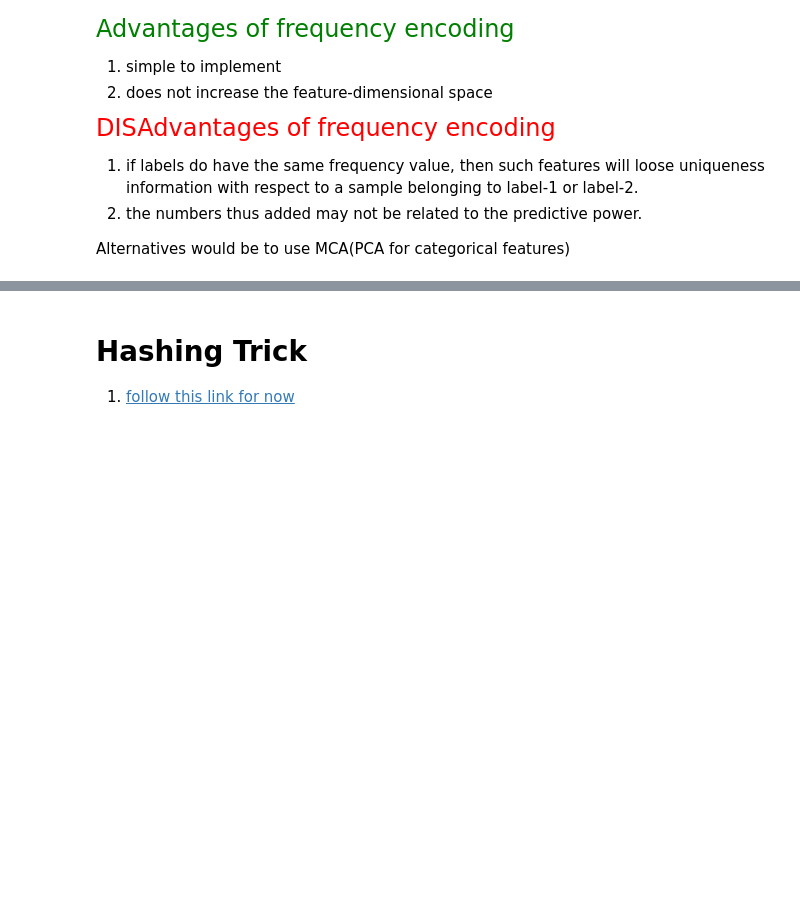
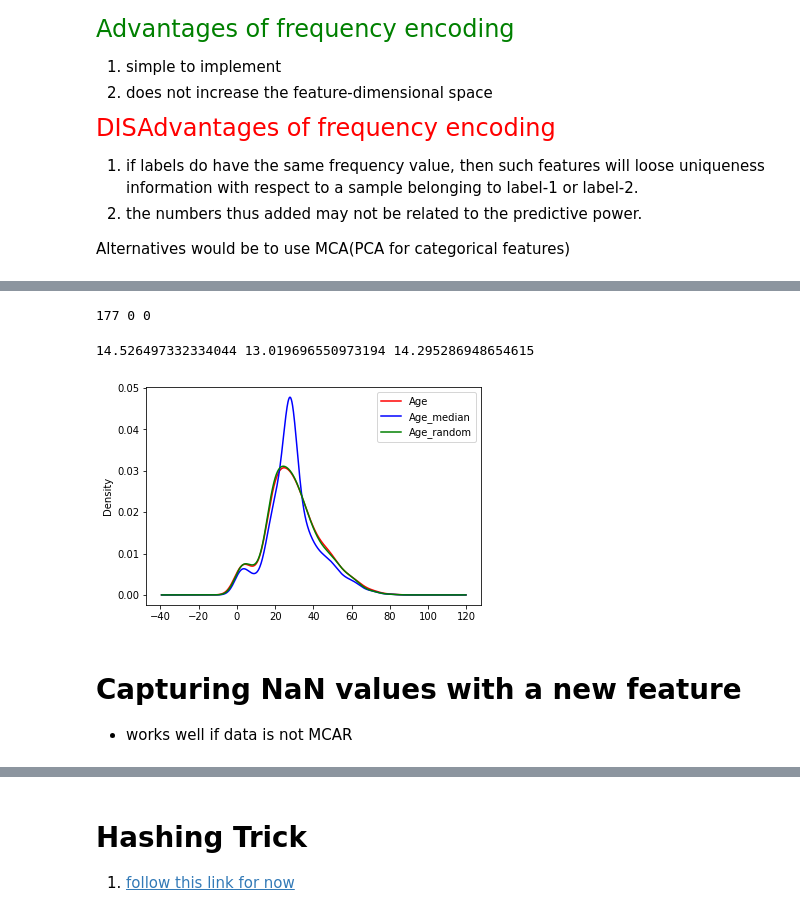
Before and after one commit to akshayDev17/Machine-Learning-Concepts, a Jupyter notebook: src/feature-engineering.ipynb, the cells around one changed output, grey strips where cells are left out. Cells and saved outputs as stored; diff of their text form; code cells hidden in the pictures; blank space fills up the shorter version.

```diff
--- a/src/feature-engineering.ipynb
+++ b/src/feature-engineering.ipynb
@@ -360,0 +592,22 @@ Alternatives would be to use MCA(PCA for categorical features)
+# %%
+# this will fetch us 4 random values of age, from all the non-null values of age
+print(df['Age'].dropna().sample(4))
+
+# since we want to fill up all NaN values for column age,
+# total number of values to be sampled should be
+# the same as the total number of NaN values.
+df['Age_random'] = df['Age']
+random_sample = df['Age'].dropna().sample(df['Age'].isnull().sum(), random_state=42)
+print(type(random_sample))
+print("\n", random_sample.index, "\n")
+
+# index of all rows having Age as NaN
+print(list(df[df['Age'].isnull()].index), "\n\n")
+
+# rearrange index of random_sample to become those of all NaN values w.r.t. Age
+random_sample.index = df[df['Age'].isnull()].index
+
+# find index of all Age-NaN values, so that they can be replaced
+# with the randoml sampled Age values
+print(df.loc[df['Age'].isnull(), :])
+df.loc[df['Age'].isnull(), 'Age_random'] = random_sample
@@ -360,0 +632,26 @@ Alternatives would be to use MCA(PCA for categorical features)
+# %%
+# just to verify
+print(df['Age'].isnull().sum(), df['Age_median'].isnull().sum(), df['Age_random'].isnull().sum())
+# %% [output]
+177 0 0
+# %%
+# also printing out the variance
+print(df['Age'].std(), df['Age_median'].std(), df['Age_random'].std())
+# %% [output]
+14.526497332334044 13.019696550973194 14.295286948654615
+# %%
+# plot the values
+fig = plt.figure()
+ax = fig.add_subplot(111)
+df['Age'].plot(kind='kde', ax=ax, color='red') # kde - kernel density estimator
+df['Age_median'].plot(kind='kde', ax=ax, color='blue')
+df['Age_random'].plot(kind='kde', ax=ax, color='green')
+lines, labels = ax.get_legend_handles_labels()
+ax.legend(lines, labels, loc='best')
+plt.show()
+# %% [output]
+[figure, added]
+# %% [markdown]
+# Capturing NaN values with a new feature
+
+* works well if data is not MCAR
```
Also changed, not shown: parts of 44 cells of this notebook.
